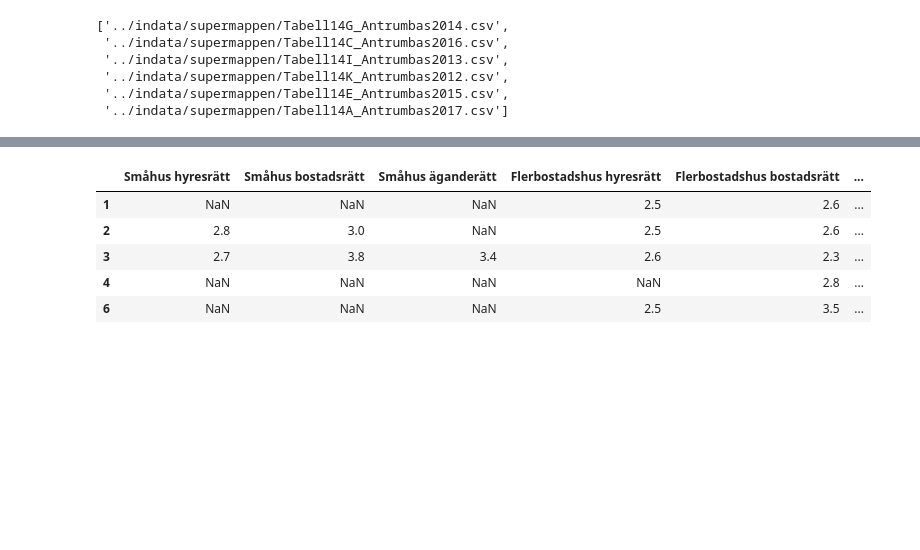
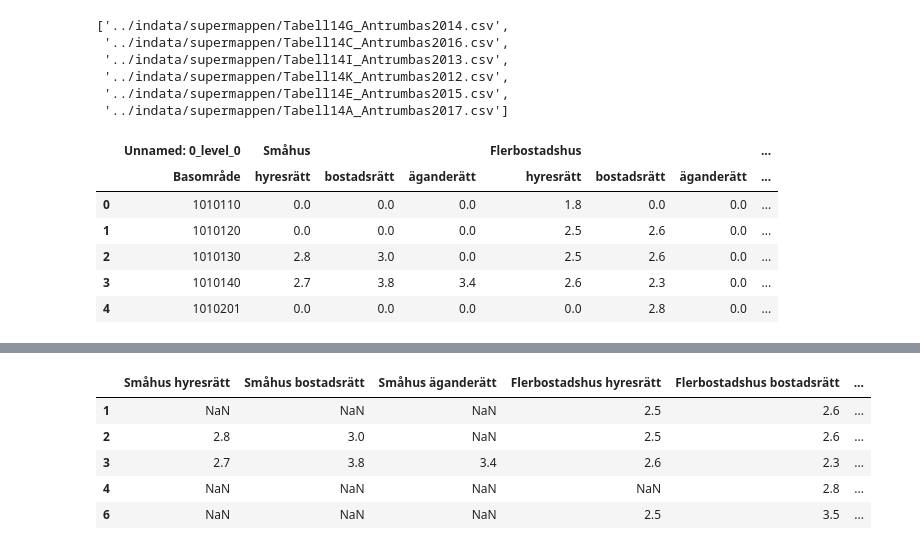
Before and after one commit to geoinfobyran/sodertornsmodellen-update, a Jupyter notebook: n_rooms.ipynb, the cells around one changed output, grey strips where cells are left out. Drawn from its saved outputs; the diff is of its cells as text; code cells hidden in the pictures; blank space fills up the shorter version.

```diff
--- a/n_rooms.ipynb
+++ b/n_rooms.ipynb
@@ -31,5 +31,15 @@ def readAntrum(file):
     return df
 # %%
 df = pd.concat(list(map(readAntrum, files)))
+# %%
+df.head()
+# %% [output]
+|  | Unnamed: 0_level_0 | Småhus |  |  | Flerbostadshus |  |  | ... |
+|  | Basområde | hyresrätt | bostadsrätt | äganderätt | hyresrätt | bostadsrätt | äganderätt | ... |
+| 0 | 1010110 | 0.0 | 0.0 | 0.0 | 1.8 | 0.0 | 0.0 | ... |
+| 1 | 1010120 | 0.0 | 0.0 | 0.0 | 2.5 | 2.6 | 0.0 | ... |
+| 2 | 1010130 | 2.8 | 3.0 | 0.0 | 2.5 | 2.6 | 0.0 | ... |
+| 3 | 1010140 | 2.7 | 3.8 | 3.4 | 2.6 | 2.3 | 0.0 | ... |
+| 4 | 1010201 | 0.0 | 0.0 | 0.0 | 0.0 | 2.8 | 0.0 | ... |
 # %%
 df.columns = [' '.join(col).strip() for col in df.columns.values]
```
Also changed, not shown: parts of 1 cell of this notebook, 3 other files.
